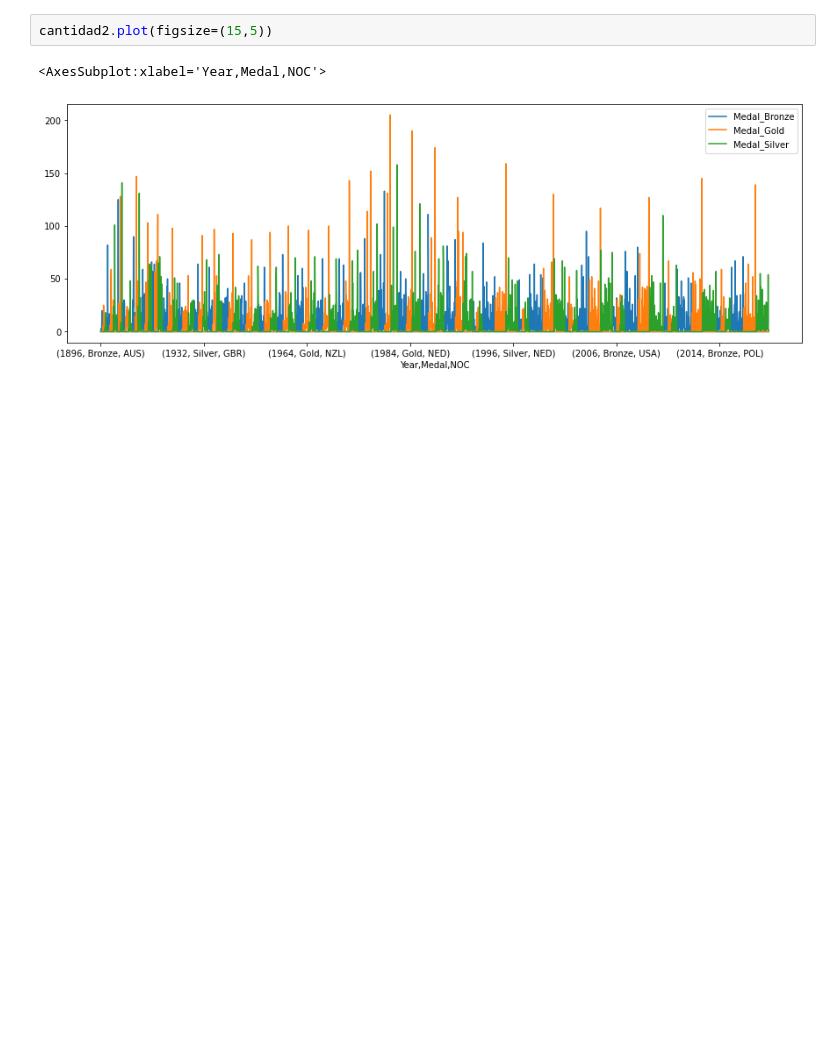
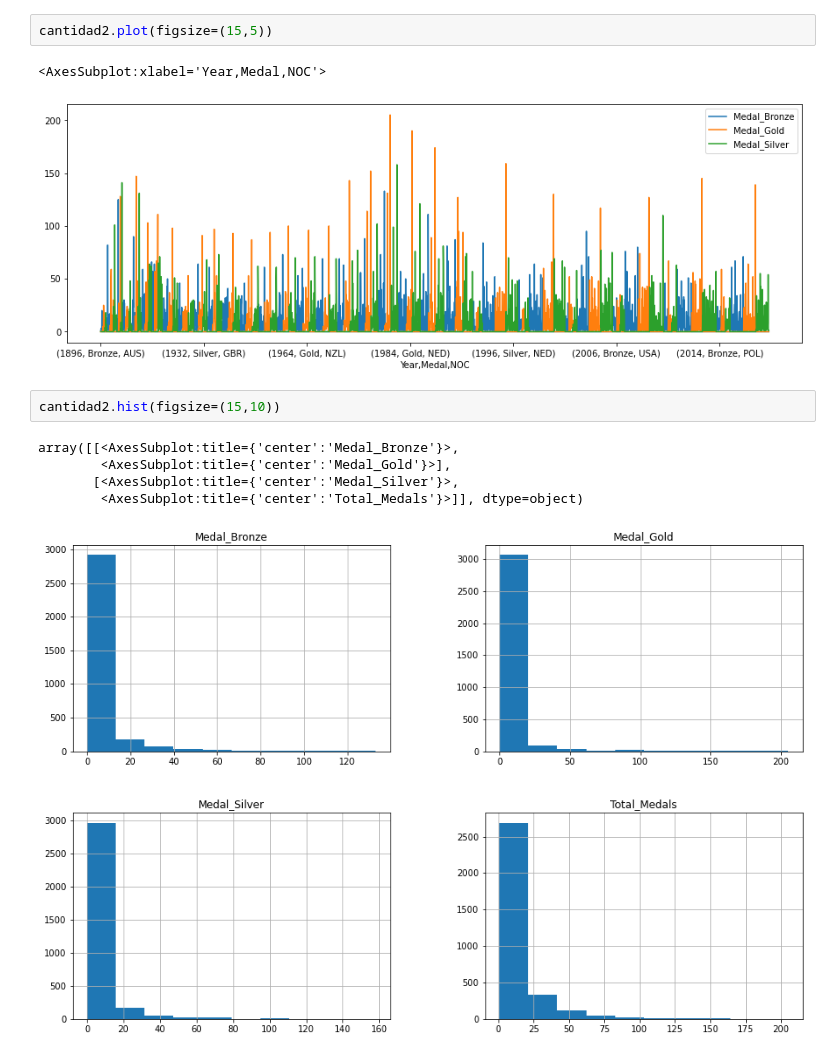
Before and after one commit to pauportillo/python_fundamentals, a Jupyter notebook: Actividad 16. Sesión 16.ipynb, the cells around one changed output. Drawn from its saved outputs; the diff is of its cells as text; blank space fills up the shorter version.

```diff
--- a/Actividad 16. Sesión 16.ipynb
+++ b/Actividad 16. Sesión 16.ipynb
@@ -84,4 +84,12 @@ cantidad2.plot(figsize=(15,5))
 # %% [output]
 <AxesSubplot:xlabel='Year,Medal,NOC'>
 [figure]
+# %%
+cantidad2.hist(figsize=(15,10))
+# %% [output]
+array([[<AxesSubplot:title={'center':'Medal_Bronze'}>,
+        <AxesSubplot:title={'center':'Medal_Gold'}>],
+       [<AxesSubplot:title={'center':'Medal_Silver'}>,
+        <AxesSubplot:title={'center':'Total_Medals'}>]], dtype=object)
+[figure, added]
 # %%
```
Also changed, not shown: parts of 5 cells of this notebook.
